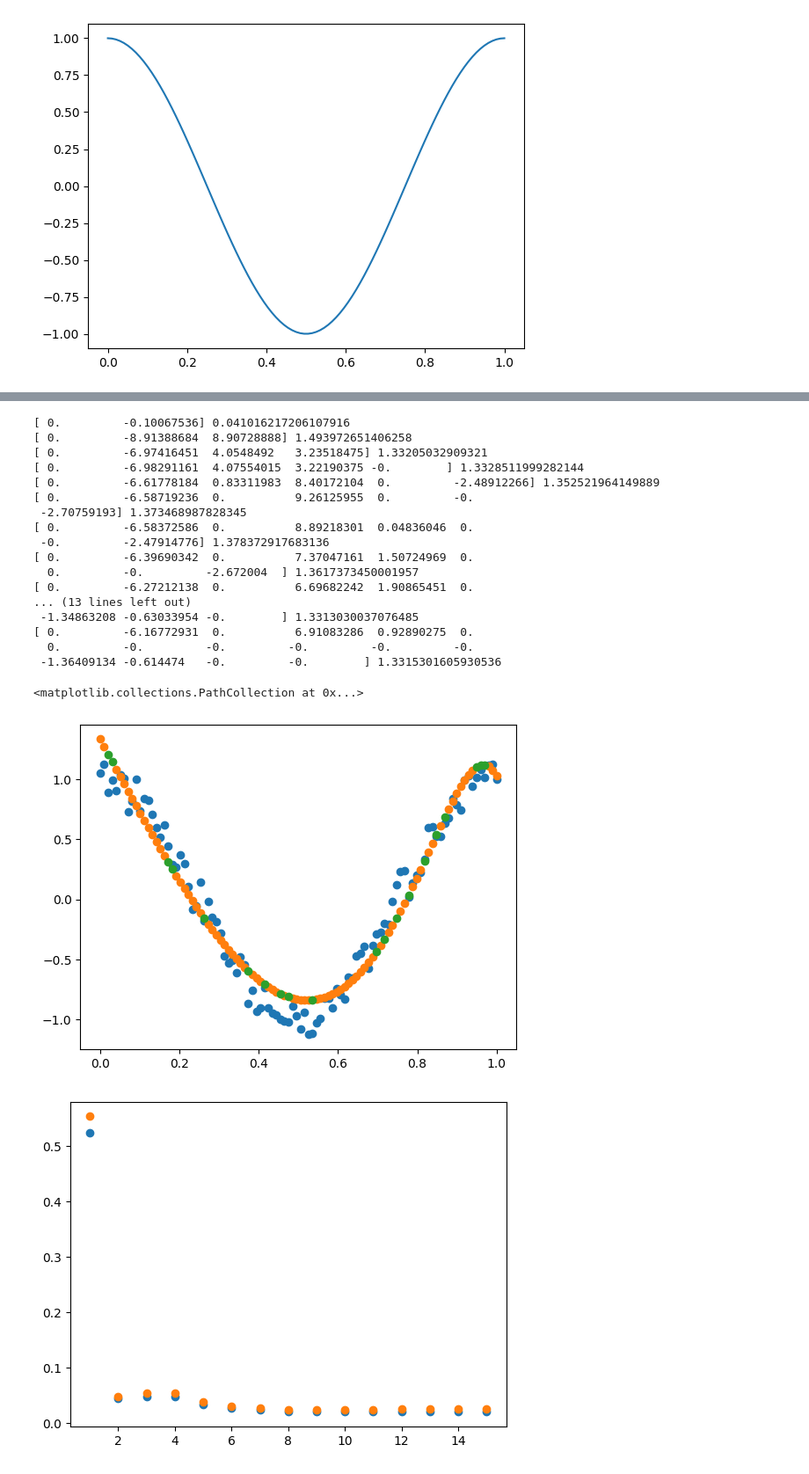
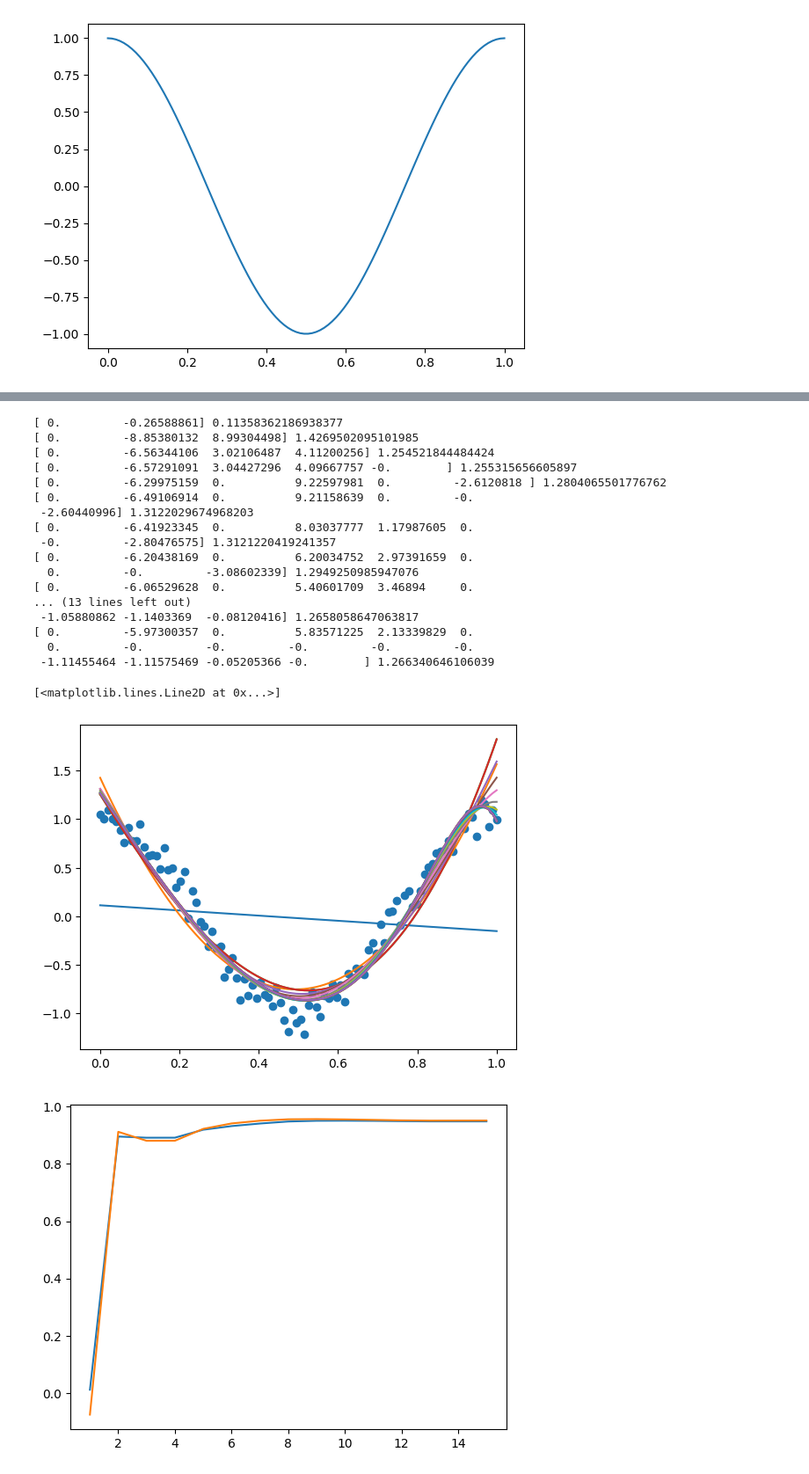
Before and after one commit to omiksave/MAE551, a Jupyter notebook: HW1.ipynb, the cells around one changed output, grey strips where cells are left out. Shown: that part at 88% size. Cells and saved outputs as stored; diff of their text form; code cells hidden in the pictures.

```diff
--- a/HW1.ipynb
+++ b/HW1.ipynb
@@ -30,20 +27,16 @@ plt.plot(x,z)
 plt.scatter(x,z)
 test_scores = []
 train_scores = []
-#coef[1][25] = [];
-x_train,x_test,z_train,z_test = train_test_split(x,z,test_size=0.2,shuffle=True)
+x_train,x_test,z_train,z_test = train_test_split(x,z,test_size=0.4,shuffle=True)
 for itr in range(15):
     mdl = PolynomialFeatures(degree=itr+1)
-    mdl.fit_transform(x_train.reshape(80,1))
+    mdl.fit_transform(x_train.reshape(len(x_train),1))
     modelx = make_pipeline(mdl,LinearRegression())
-    modelx.fit(x_train.reshape(80,1),z_train)
-    mdl_out1 = modelx.predict(x_train.reshape(80,1))
-    train_scores.append(mean_squared_error(z_train,mdl_out1))
+    modelx.fit(x_train.reshape(len(x_train),1),z_train)
+    train_scores.append(modelx.score(x_train.reshape(len(x_train),1),z_train.reshape(len(x_train),1)))
     print(modelx.steps[1][1].coef_,modelx.steps[1][1].intercept_)
-    mdl_out2 = modelx.predict(x_test.reshape(20,1))
-    test_scores.append(mean_squared_error(z_test,mdl_out2))
-plt.scatter(x_train,mdl_out1)
-plt.scatter(x_test,mdl_out2)
+    test_scores.append(modelx.score(x_test.reshape(len(x_test),1),z_test.reshape(len(x_test),1)))
+    plt.plot(x,modelx.predict(x.reshape(100,1)))
 plt.figure()
 plt.scatter(np.linspace(1,len(train_scores),len(train_scores)),train_scores)
 plt.scatter(np.linspace(1,len(test_scores),len(test_scores)),test_scores)
@@ -71,46 +64,43 @@ plt.scatter(np.linspace(1,len(test_scores),len(test_scores)),test_scores)
 # %%
 from sklearn.linear_model import Lasso
 plt.scatter(x,z)
 test_scores = []
 train_scores = []
-#coef[1][25] = [];
-x_train,x_test,z_train,z_test = train_test_split(x,z,test_size=0.2,shuffle=True)
+x_train,x_test,z_train,z_test = train_test_split(x,z,test_size=0.4,shuffle=True)
 for itr in range(15):
     mdl = PolynomialFeatures(degree=itr+1)
-    mdl.fit_transform(x_train.reshape(80,1))
-    modelx = make_pipeline(mdl,Lasso(alpha=0.001))
-    modelx.fit(x_train.reshape(80,1),z_train)
-    mdl_out1 = modelx.predict(x_train.reshape(80,1))
-    train_scores.append(mean_squared_error(z_train,mdl_out1))
+    mdl.fit_transform(x_train.reshape(len(x_train),1))
+    modelx = make_pipeline(mdl,Lasso(alpha=1/1000))
+    modelx.fit(x_train.reshape(len(x_train),1),z_train)
+    train_scores.append(modelx.score(x_train.reshape(len(x_train),1),z_train.reshape(len(x_train),1)))
     print(modelx.steps[1][1].coef_,modelx.steps[1][1].intercept_)
-    mdl_out2 = modelx.predict(x_test.reshape(20,1))
-    test_scores.append(mean_squared_error(z_test,mdl_out2))
-plt.scatter(x_train,mdl_out1)
-plt.scatter(x_test,mdl_out2)
+    mdl_out2 = modelx.predict(x_test.reshape(len(x_test),1))
+    test_scores.append(modelx.score(x_test.reshape(len(x_test),1),z_test.reshape(len(x_test),1)))
+    plt.plot(x,modelx.predict(x.reshape(100,1)))
 plt.figure()
-plt.scatter(np.linspace(1,len(train_scores),len(train_scores)),train_scores)
-plt.scatter(np.linspace(1,len(test_scores),len(test_scores)),test_scores)
+plt.plot(np.linspace(1,len(train_scores),len(train_scores)),train_scores)
+plt.plot(np.linspace(1,len(test_scores),len(test_scores)),test_scores)
 # %% [output]
-[ 0.         -0.10067536] 0.041016217206107916
-[ 0.         -8.91388684  8.90728888] 1.493972651406258
-[ 0.         -6.97416451  4.0548492   3.23518475] 1.33205032909321
-[ 0.         -6.98291161  4.07554015  3.22190375 -0.        ] 1.3328511999282144
-[ 0.         -6.61778184  0.83311983  8.40172104  0.         -2.48912266] 1.352521964149889
-[ 0.         -6.58719236  0.          9.26125955  0.         -0.
- -2.70759193] 1.373468987828345
-[ 0.         -6.58372586  0.          8.89218301  0.04836046  0.
- -0.         -2.47914776] 1.378372917683136
-[ 0.         -6.39690342  0.          7.37047161  1.50724969  0.
-  0.         -0.         -2.672004  ] 1.3617373450001957
-[ 0.         -6.27212138  0.          6.69682242  1.90865451  0.
+[ 0.         -0.26588861] 0.11358362186938377
+[ 0.         -8.85380132  8.99304498] 1.4269502095101985
+[ 0.         -6.56344106  3.02106487  4.11200256] 1.254521844484424
+[ 0.         -6.57291091  3.04427296  4.09667757 -0.        ] 1.255315656605897
+[ 0.         -6.29975159  0.          9.22597981  0.         -2.6120818 ] 1.2804065501776762
+[ 0.         -6.49106914  0.          9.21158639  0.         -0.
+ -2.60440996] 1.3122029674968203
+[ 0.         -6.41923345  0.          8.03037777  1.17987605  0.
+ -0.         -2.80476575] 1.3121220419241357
+[ 0.         -6.20438169  0.          6.20034752  2.97391659  0.
+  0.         -0.         -3.08602339] 1.2949250985947076
+[ 0.         -6.06529628  0.          5.40601709  3.46894     0.
 ... (13 lines left out)
- -1.34863208 -0.63033954 -0.        ] 1.3313030037076485
-[ 0.         -6.16772931  0.          6.91083286  0.92890275  0.
+ -1.05880862 -1.1403369  -0.08120416] 1.2658058647063817
+[ 0.         -5.97300357  0.          5.83571225  2.13339829  0.
   0.         -0.         -0.         -0.         -0.         -0.
- -1.36409134 -0.614474   -0.         -0.        ] 1.3315301605930536
+ -1.11455464 -1.11575469 -0.05205366 -0.        ] 1.266340646106039
-<matplotlib.collections.PathCollection at 0x...>
+[<matplotlib.lines.Line2D at 0x...>]
-[figure, old version]
+[figure, new version]
-[figure, old version]
+[figure, new version]
 # %%
 from sklearn.linear_model import Ridge
 plt.scatter(x,z)
```
Also changed, not shown: parts of 5 cells of this notebook.
